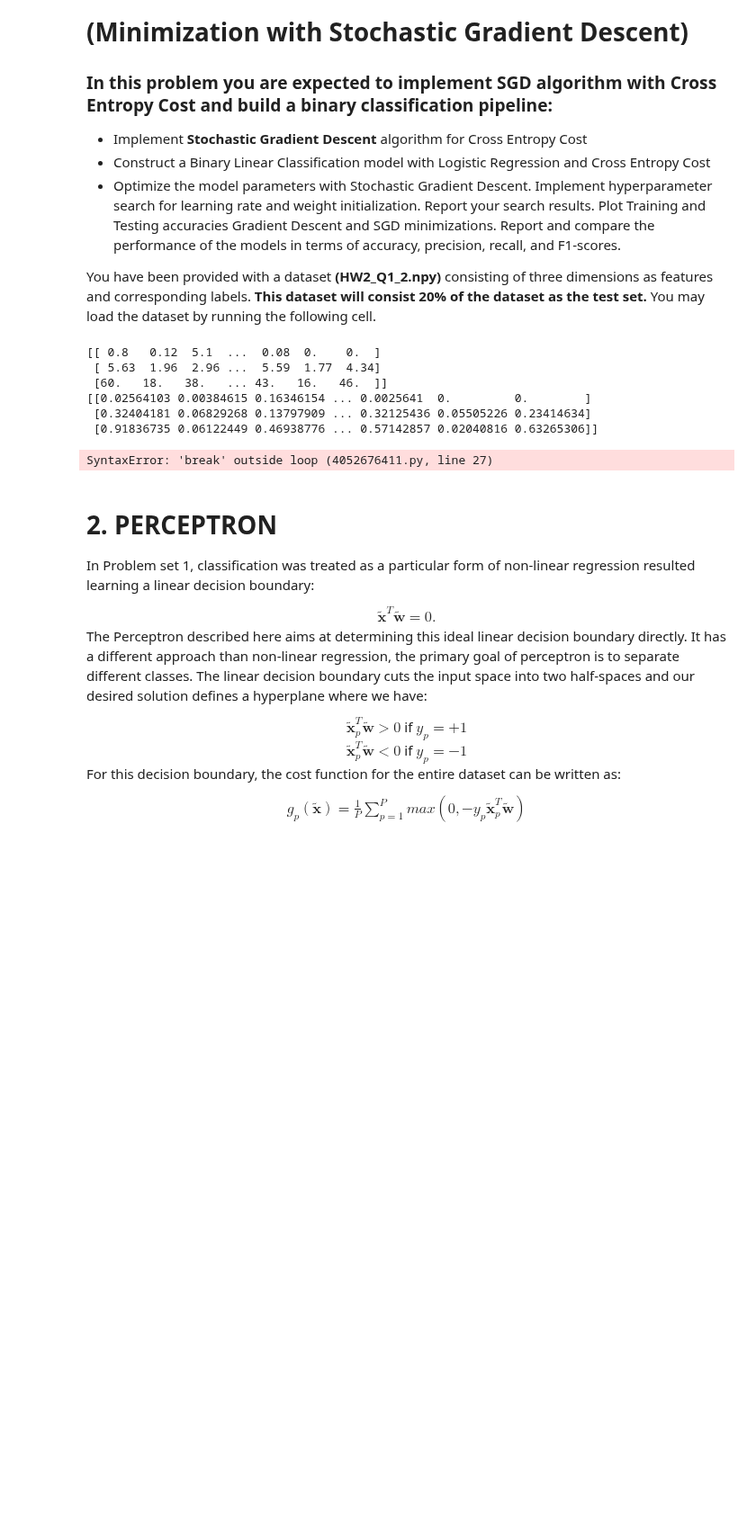
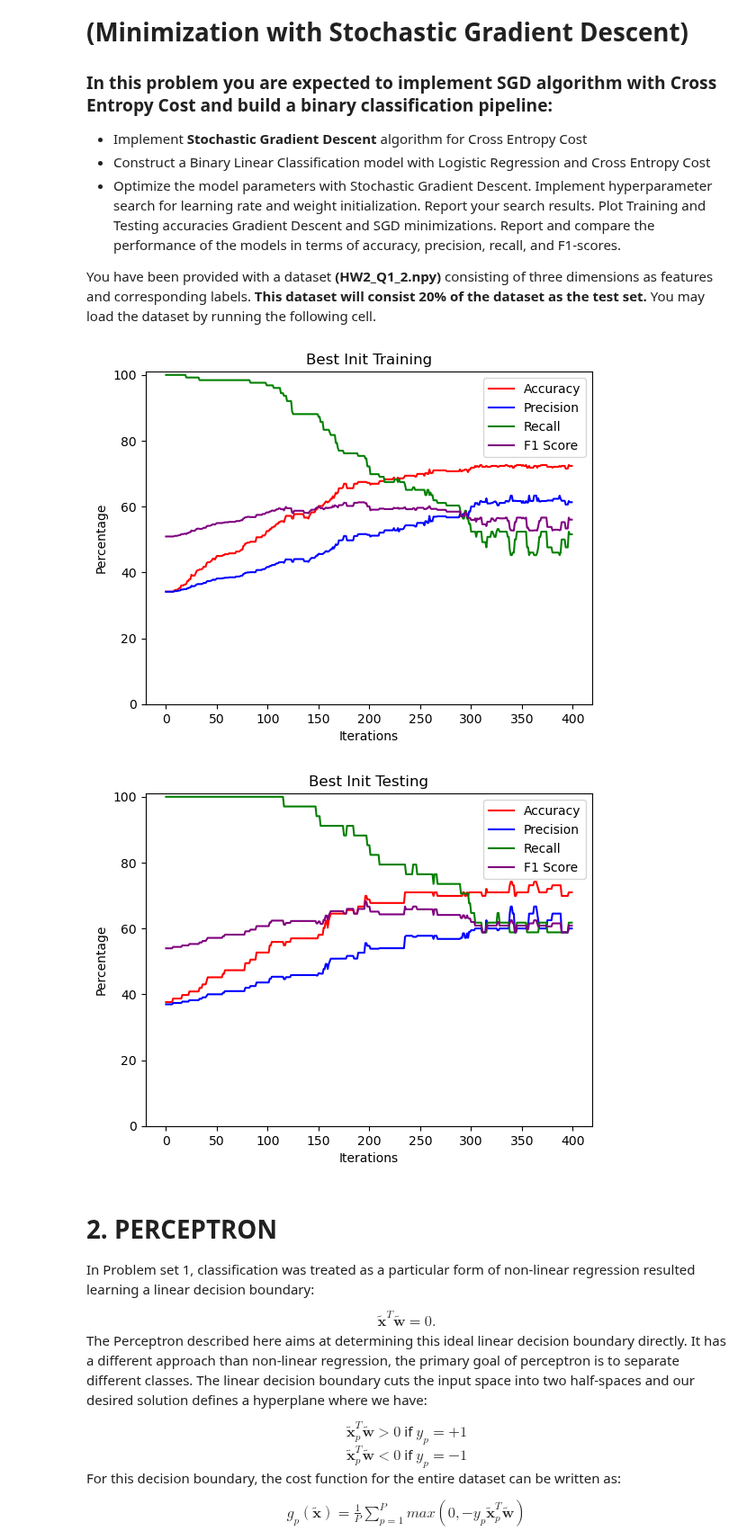
Before and after one commit to MustafaKrc/LFD24, a Jupyter notebook: Binary Linear Classification with Logistic Regression and Perceptron (With SGD)/Homework-3.ipynb, the cells around one changed output. Shown at 90% size. Drawn from its saved outputs; the diff is of its cells as text; code cells hidden in the pictures; blank space fills up the shorter version.

```diff
--- a/Binary Linear Classification with Logistic Regression and Perceptron (With SGD)/Homework-3.ipynb
+++ b/Binary Linear Classification with Logistic Regression and Perceptron (With SGD)/Homework-3.ipynb
@@ -454,57 +454,48 @@ from data_utils import MinMaxScaler
 
 # Create an instance of MinMaxScaler
 scaler = MinMaxScaler()
-
-for i in x_train:
-    print(i)
 # Fit the scaler to x_train
 scaler.fit(x_train)
 
 
 # Transform x_train and x_test
 x_train_scaled = scaler.transform(x_train)
 x_test_scaled = scaler.transform(x_test)
 
-for i in x_train_scaled:
-    print(i)
-break
+
 
 # Create a model instance
 #best_lr, lr_f1 = findOptimumLR(10**-6, 10, x_train_scaled, y_train, x_test_scaled, y_test,
 #                                75, LogisticRegression, sensitivity=20)
 #print("Best lr: ", best_lr, "F1 score: ", lr_f1)
 
 #best_w, w_acc = findOptimumInitWeights_CE(-10, 10, x_train_scaled, y_train, x_test_scaled, y_test,
 #                                        25, LogisticRegression, lr = best_lr, sensitivity = 7.5)
 #print("Best weights: ", best_w, "Accuracy: ", w_acc)
 rand_model_ce = LogisticRegression(x_train_scaled, y_train, x_test_scaled, y_test) # random initialization
-best_lr = 0.02
-best_w = np.array([[0.05], [0.05], [0.05]]).T
+best_lr = 0.2
+best_w = np.array([[25.], [25.], [25.]]).T
 best_model_ce = LogisticRegression(x_train_scaled, y_train, x_test_scaled, y_test, lr = best_lr, init_weights = best_w) # best initialization
 
-random_train_acc_CE, random_test_acc_CE = rand_model_ce.train_binary_classification_cross_entropy(iterations = 1000)
-best_train_acc_CE, best_test_acc_CE = best_model_ce.train_binary_classification_cross_entropy(iterations = 1000)
+#random_train_acc_CE, random_test_acc_CE = rand_model_ce.train_binary_classification_cross_entropy(iterations = 1000)
+best_train_acc_CE, best_test_acc_CE = best_model_ce.train_binary_classification_cross_entropy(iterations = 400)
 
+#print(random_train_acc_CE)
 
-plotMetrics(random_train_acc_CE, 'Iterations', 'Percentage', 'Random Init Training ')
+#plotMetrics(random_train_acc_CE, 'Iterations', 'Percentage', 'Random Init Training ')
 plotMetrics(best_train_acc_CE, 'Iterations', 'Percentage', 'Best Init Training')
 
-plotMetrics(random_test_acc_CE, 'Iterations', 'Percentage', 'Random Init Testing')
+#plotMetrics(random_test_acc_CE, 'Iterations', 'Percentage', 'Random Init Testing')
 plotMetrics(best_test_acc_CE, 'Iterations', 'Percentage', 'Best Init Testing')
 
 
 
 ##############################################################################
 #                             END OF YOUR CODE                               #
 ##############################################################################
 # %% [output]
-[[ 0.8   0.12  5.1  ...  0.08  0.    0.  ]
- [ 5.63  1.96  2.96 ...  5.59  1.77  4.34]
- [60.   18.   38.   ... 43.   16.   46.  ]]
-[[0.02564103 0.00384615 0.16346154 ... 0.0025641  0.         0.        ]
- [0.32404181 0.06829268 0.13797909 ... 0.32125436 0.05505226 0.23414634]
- [0.91836735 0.06122449 0.46938776 ... 0.57142857 0.02040816 0.63265306]]
-SyntaxError: 'break' outside loop (4052676411.py, line 27)
+[figure, added]
+[figure, added]
 # %% [markdown]
 # 2. PERCEPTRON
 
```
Also changed, not shown: parts of 5 cells of this notebook, 2 other files.
